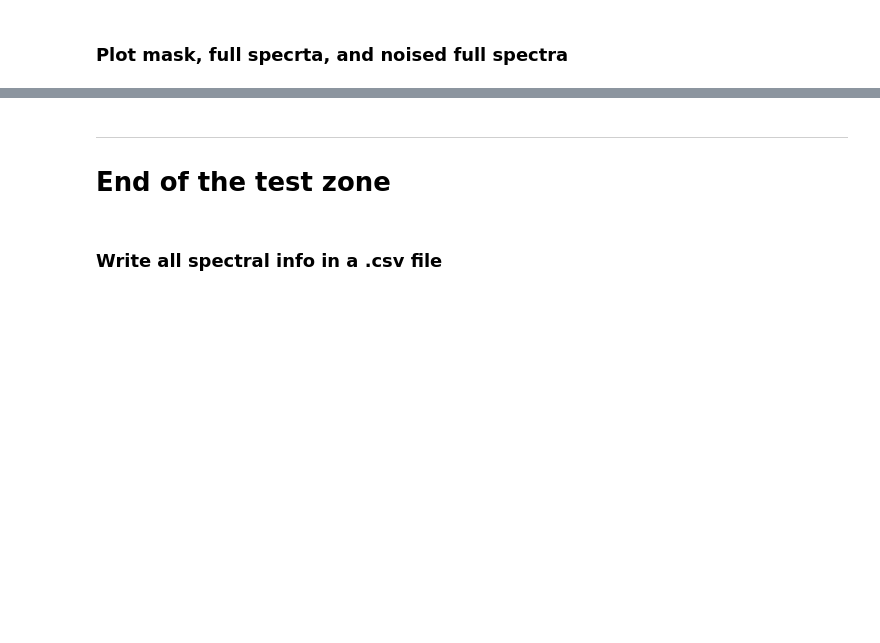
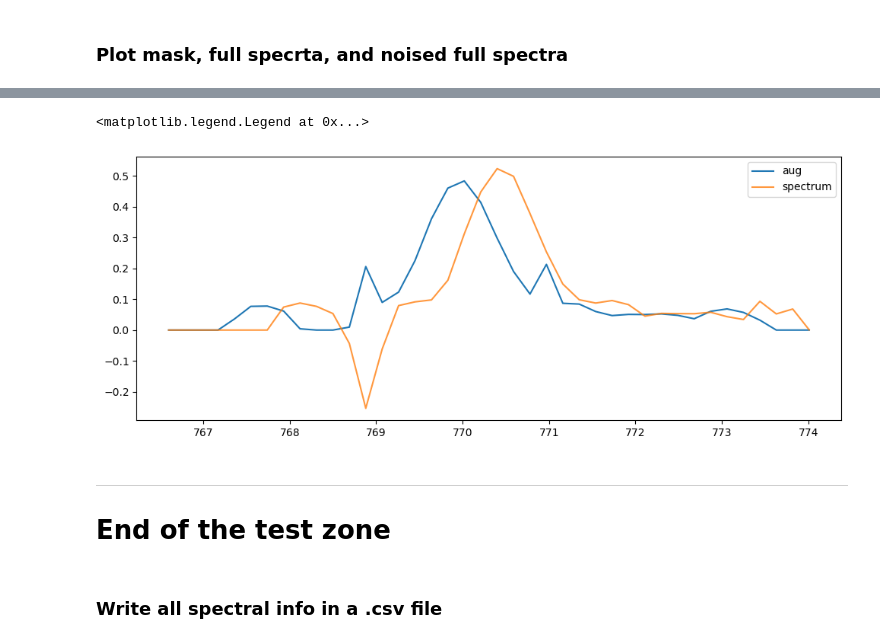
Before and after one commit to taniavsn/SimSPICE, a Jupyter notebook: notebooks/WriteXarray_tests.ipynb, the cells around one changed output, grey strips where cells are left out. Drawn from its saved outputs; the diff is of its cells as text; code cells hidden in the pictures; blank space fills up the shorter version.

```diff
--- a/notebooks/WriteXarray_tests.ipynb
+++ b/notebooks/WriteXarray_tests.ipynb
@@ -110,3 +105,8 @@ aug.run_all_augmentations(item)[0]
 # %%
-plt.figure(figsize=[7,4], tight_layout=True)
-plt.plot(item['wvl'].values, aug.run_all_augmentations(item)[0], label='spectrum')
+plt.figure(figsize=[10,4], tight_layout=True)
+plt.plot(item['wvl'].values, aug.run_all_augmentations(item)[0], label='aug')
+plt.plot(item['wvl'].values, item['flux'].values, label='spectrum', alpha=0.8)
+plt.legend()
+# %% [output]
+<matplotlib.legend.Legend at 0x...>
+[figure, added]
```
Also changed, not shown: parts of 8 cells of this notebook, 2 other files.
